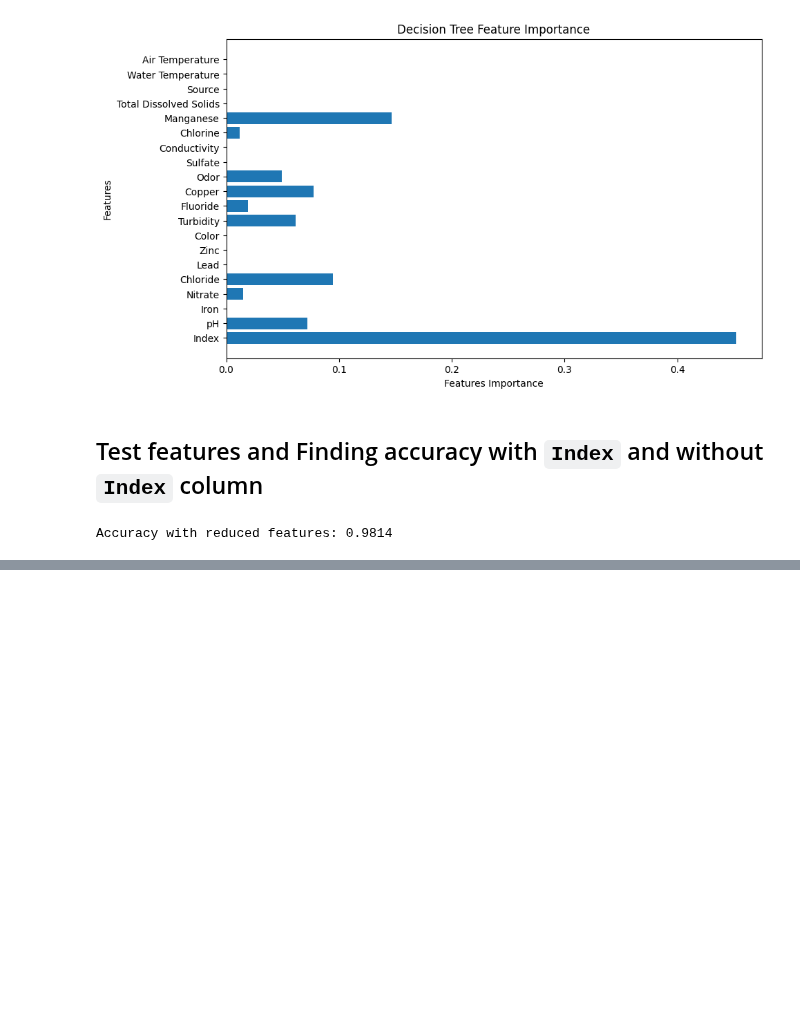
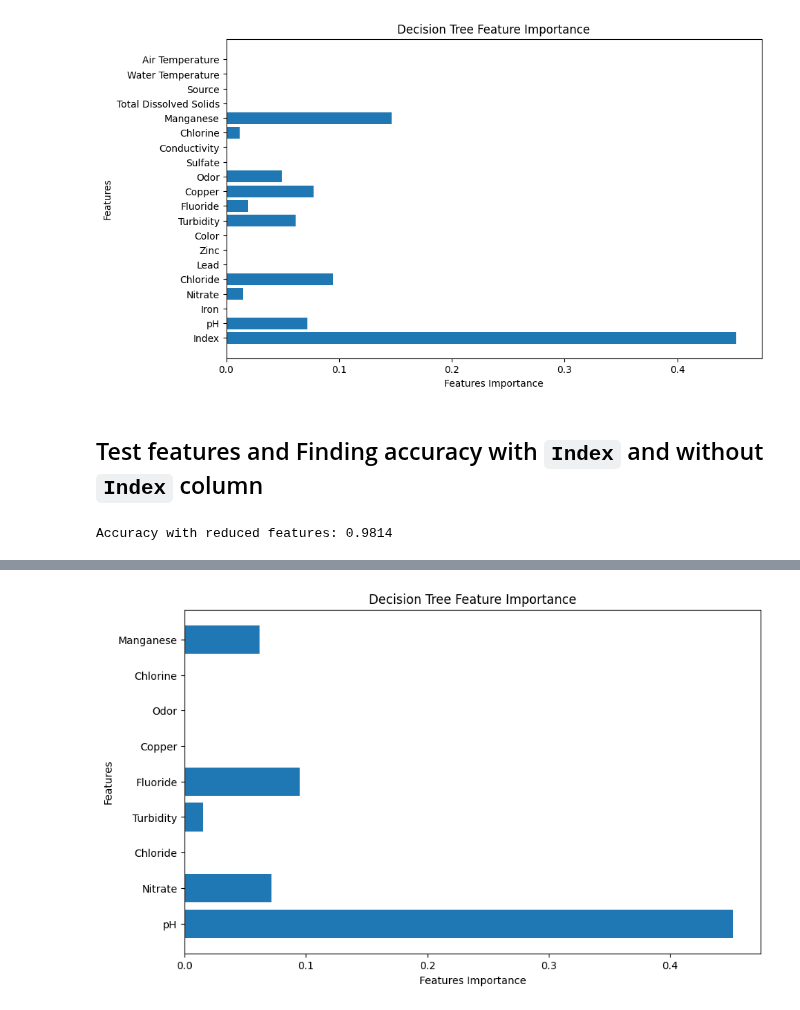
Before and after one commit to chantharith-NY/water-quality-prediction, a Jupyter notebook: notebooks/Model Training/Model_Training.ipynb, the cells around one changed output, grey strips where cells are left out. Cells and saved outputs as stored; diff of their text form; code cells hidden in the pictures; blank space fills up the shorter version.

Commit message:
Add graph for the last features'

```diff
--- a/notebooks/Model Training/Model_Training.ipynb
+++ b/notebooks/Model Training/Model_Training.ipynb
@@ -103,0 +104,9 @@ Accuracy with reduced features: 0.8601
+# %%
+plt.figure(figsize=(10, 6))
+plt.barh(importance_features_without_index, feature_importance[:len(importance_features_without_index)])
+plt.xlabel('Features Importance')
+plt.ylabel('Features')
+plt.title('Decision Tree Feature Importance')
+plt.show()
+# %% [output]
+[figure, added]
```
Also changed, not shown: parts of 1 cell of this notebook.
